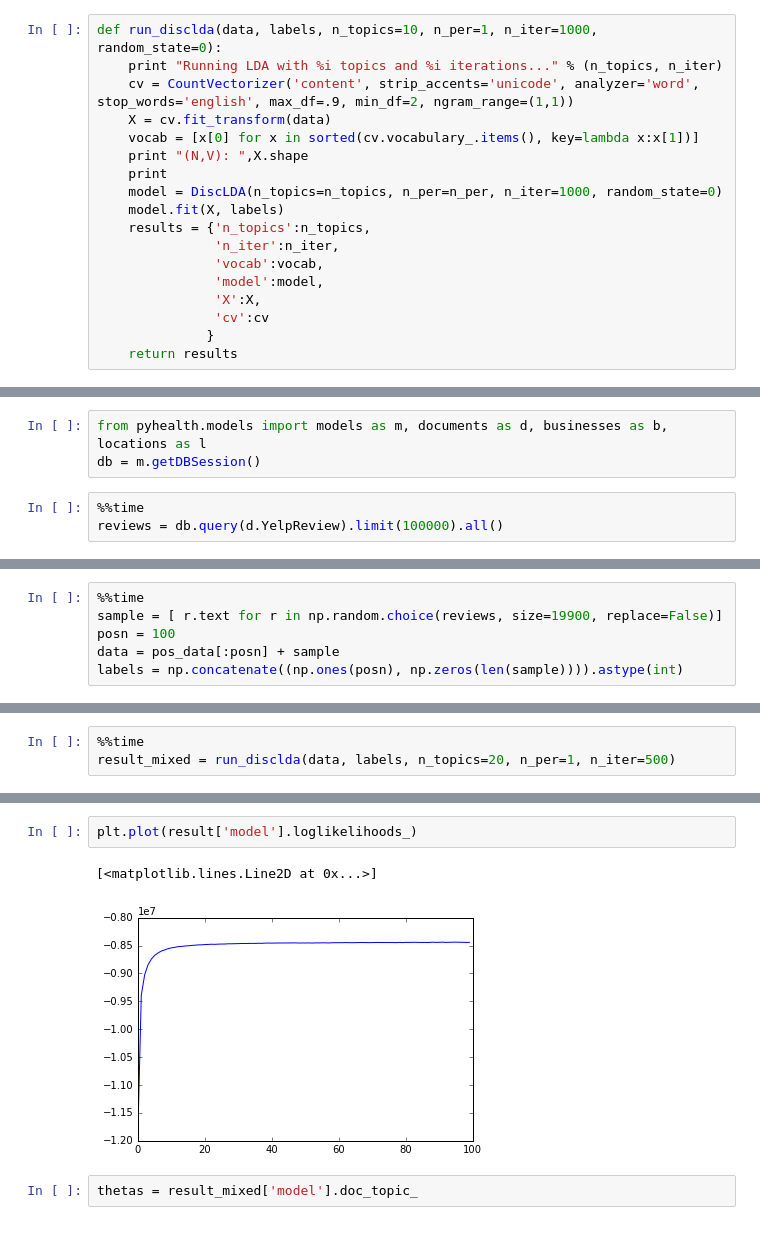
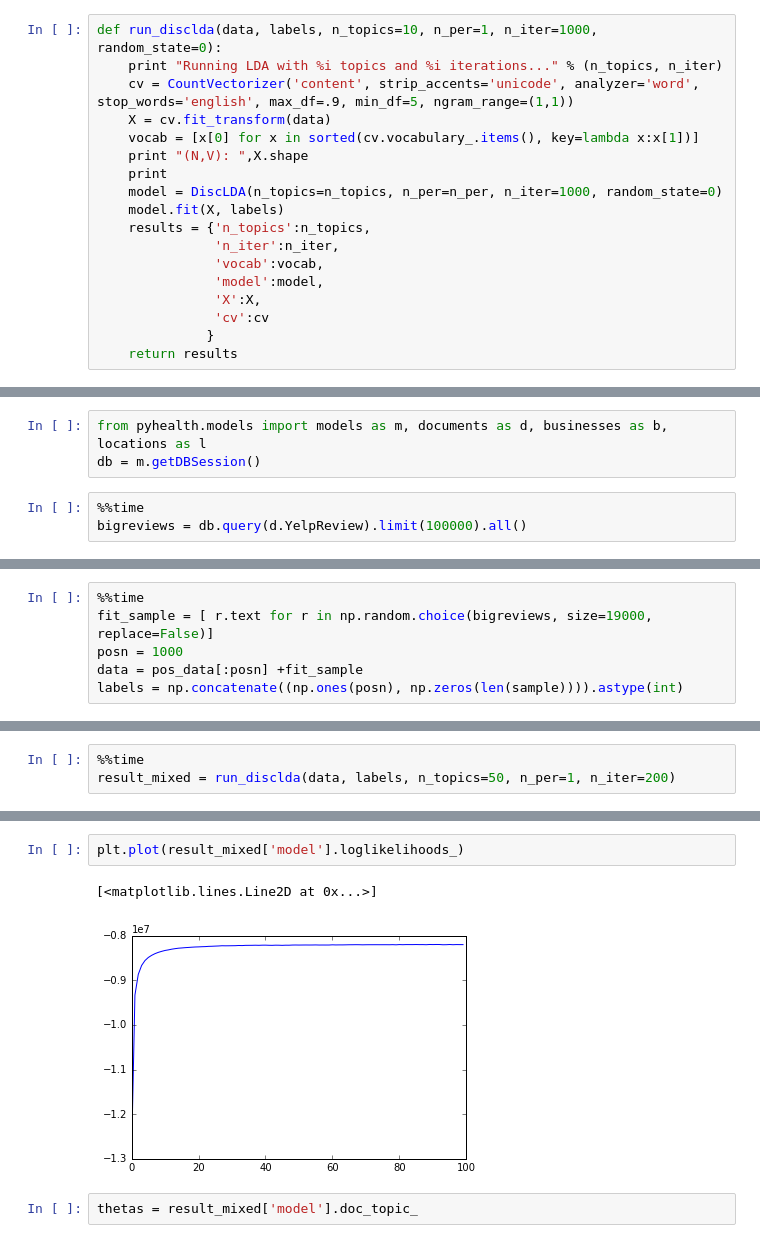
Before and after one commit to cu-publichealth/FoodborneML, a Jupyter notebook: notebooks/DiscLDA.ipynb, the cells around one changed output, grey strips where cells are left out. Cells and saved outputs as stored; diff of their text form.

```diff
--- a/notebooks/DiscLDA.ipynb
+++ b/notebooks/DiscLDA.ipynb
@@ -41,7 +45,7 @@ model.fit(X,y)
 # %%
 def run_disclda(data, labels, n_topics=10, n_per=1, n_iter=1000, random_state=0):
     print "Running LDA with %i topics and %i iterations..." % (n_topics, n_iter)
-    cv = CountVectorizer('content', strip_accents='unicode', analyzer='word', stop_words='english', max_df=.9, min_df=2, ngram_range=(1,1))
+    cv = CountVectorizer('content', strip_accents='unicode', analyzer='word', stop_words='english', max_df=.9, min_df=5, ngram_range=(1,1))
     X = cv.fit_transform(data)
     vocab = [x[0] for x in sorted(cv.vocabulary_.items(), key=lambda x:x[1])]
     print "(N,V): ",X.shape
@@ -91,5 +95,5 @@ from pyhealth.models import models as m, documents as d, businesses as b, locati
 db = m.getDBSession()
 # %%
 %%time
-reviews = db.query(d.YelpReview).limit(100000).all()
+bigreviews = db.query(d.YelpReview).limit(100000).all()
 # %% [output]
@@ -98,7 +102,7 @@ Wall time: 3.8 s
 # %%
 %%time
-sample = [ r.text for r in np.random.choice(reviews, size=19900, replace=False)]
-posn = 100
-data = pos_data[:posn] + sample
+fit_sample = [ r.text for r in np.random.choice(bigreviews, size=19000, replace=False)]
+posn = 1000
+data = pos_data[:posn] +fit_sample
 labels = np.concatenate((np.ones(posn), np.zeros(len(sample)))).astype(int)
 # %% [output]
@@ -107,4 +115,4 @@ Wall time: 188 ms
 # %%
 %%time
-result_mixed = run_disclda(data, labels, n_topics=20, n_per=1, n_iter=500)
+result_mixed = run_disclda(data, labels, n_topics=50, n_per=1, n_iter=200)
 # %% [output]
@@ -136,8 +144,8 @@ print_topics(result['model'], result['vocab'])
 # %%
-plt.plot(result['model'].loglikelihoods_)
+plt.plot(result_mixed['model'].loglikelihoods_)
 # %% [output]
 [<matplotlib.lines.Line2D at 0x...>]
-[figure, old version]
+[figure, new version]
 # %%
 thetas = result_mixed['model'].doc_topic_
 # %%
```
Also changed, not shown: parts of 58 cells of this notebook, 3 other files.
